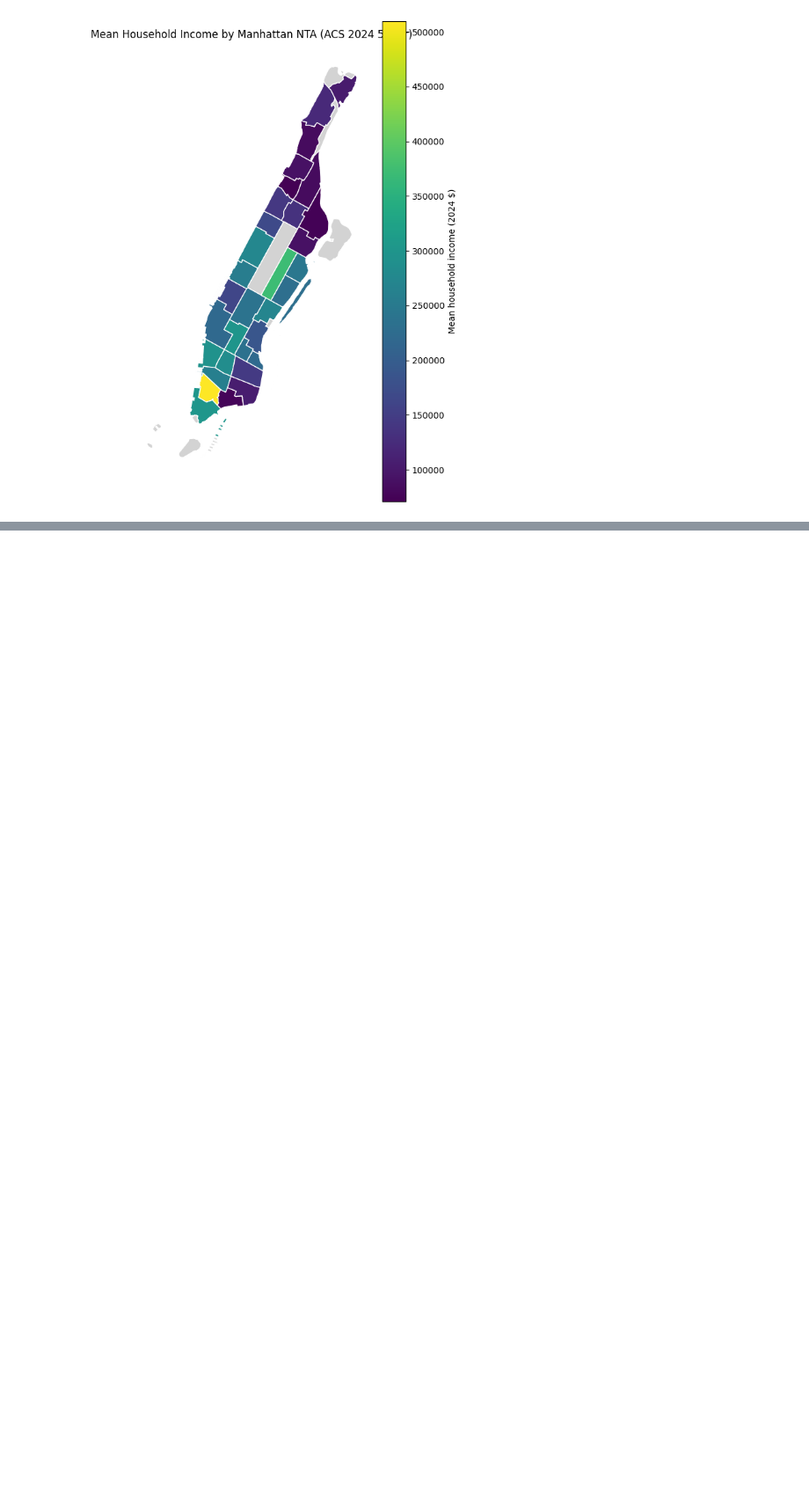
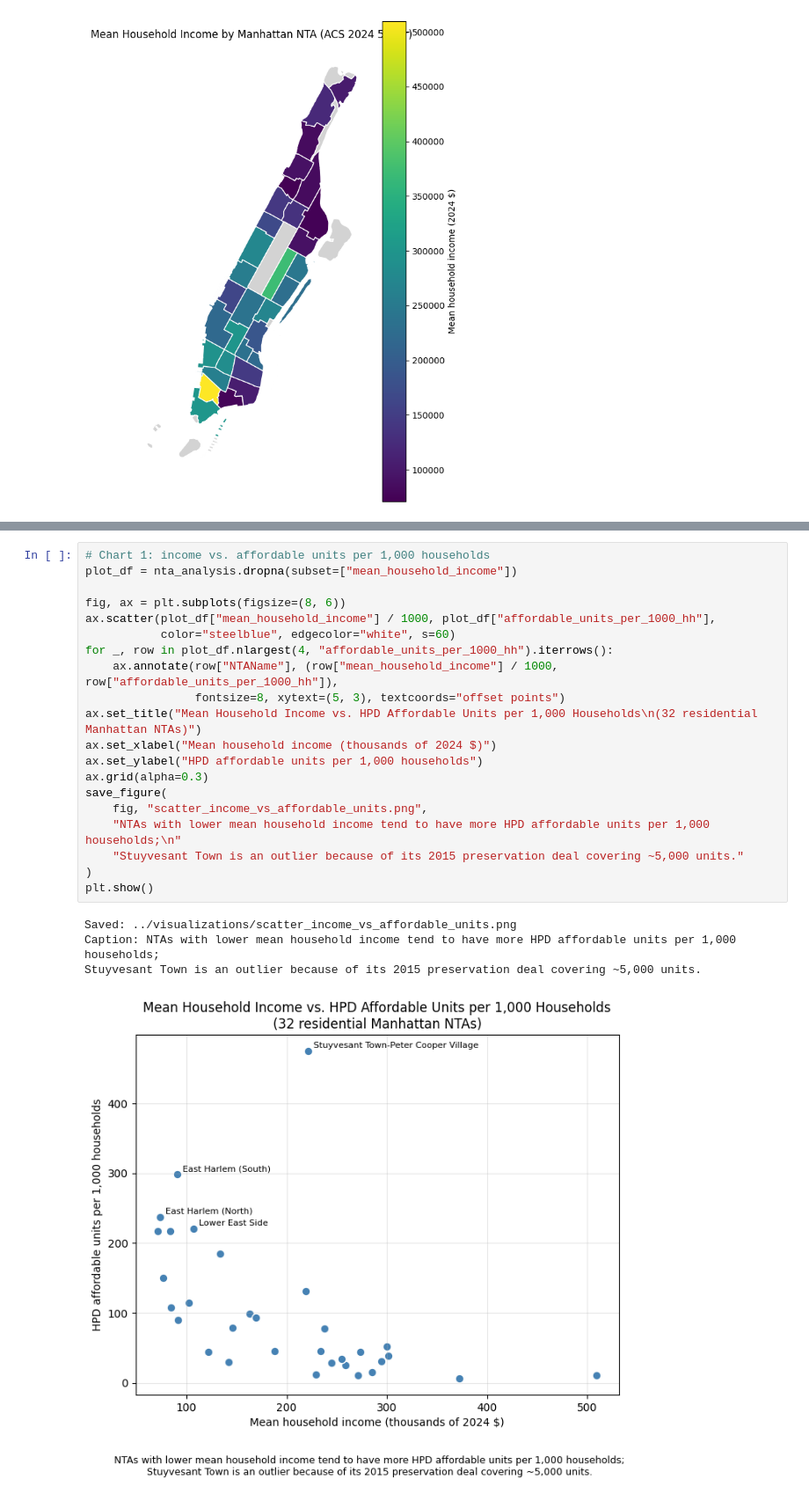
Before and after one commit to aashnijoshi/manhattan-housing-affordability, a Jupyter notebook: notebooks/01_analysis.ipynb, the cells around one changed output, grey strips where cells are left out. Shown at 88% size. Drawn from its saved outputs; the diff is of its cells as text; blank space fills up the shorter version.

```diff
--- a/notebooks/01_analysis.ipynb
+++ b/notebooks/01_analysis.ipynb
@@ -485,0 +545,25 @@ ax.set_axis_off()
+# %%
+# Chart 1: income vs. affordable units per 1,000 households
+plot_df = nta_analysis.dropna(subset=["mean_household_income"])
+
+fig, ax = plt.subplots(figsize=(8, 6))
+ax.scatter(plot_df["mean_household_income"] / 1000, plot_df["affordable_units_per_1000_hh"],
+           color="steelblue", edgecolor="white", s=60)
+for _, row in plot_df.nlargest(4, "affordable_units_per_1000_hh").iterrows():
+    ax.annotate(row["NTAName"], (row["mean_household_income"] / 1000, row["affordable_units_per_1000_hh"]),
+                fontsize=8, xytext=(5, 3), textcoords="offset points")
+ax.set_title("Mean Household Income vs. HPD Affordable Units per 1,000 Households\n(32 residential Manhattan NTAs)")
+ax.set_xlabel("Mean household income (thousands of 2024 $)")
+ax.set_ylabel("HPD affordable units per 1,000 households")
+ax.grid(alpha=0.3)
+save_figure(
+    fig, "scatter_income_vs_affordable_units.png",
+    "NTAs with lower mean household income tend to have more HPD affordable units per 1,000 households;\n"
+    "Stuyvesant Town is an outlier because of its 2015 preservation deal covering ~5,000 units."
+)
+plt.show()
+# %% [output]
+Saved: ../visualizations/scatter_income_vs_affordable_units.png
+Caption: NTAs with lower mean household income tend to have more HPD affordable units per 1,000 households;
+Stuyvesant Town is an outlier because of its 2015 preservation deal covering ~5,000 units.
+[figure, added]
```
Also changed, not shown: parts of 6 cells of this notebook, 11 other files.
